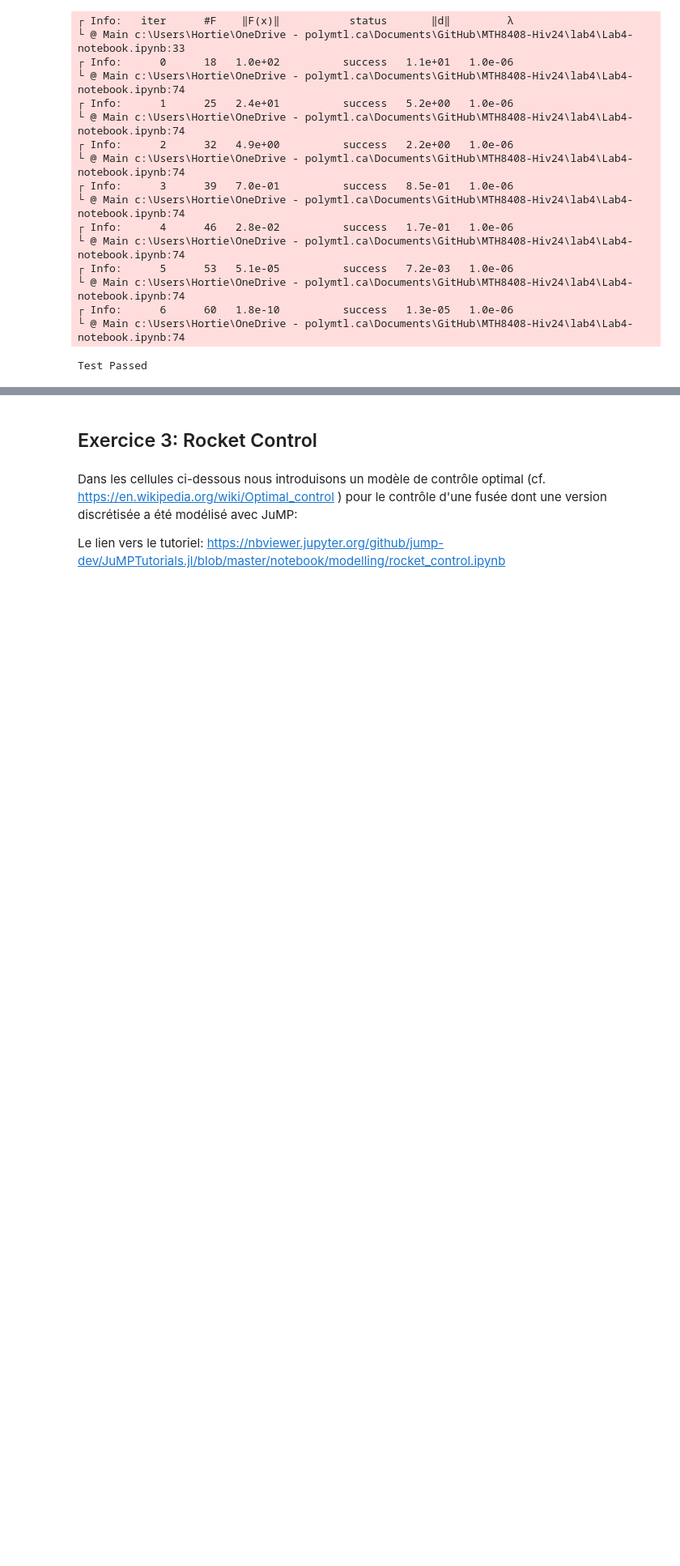
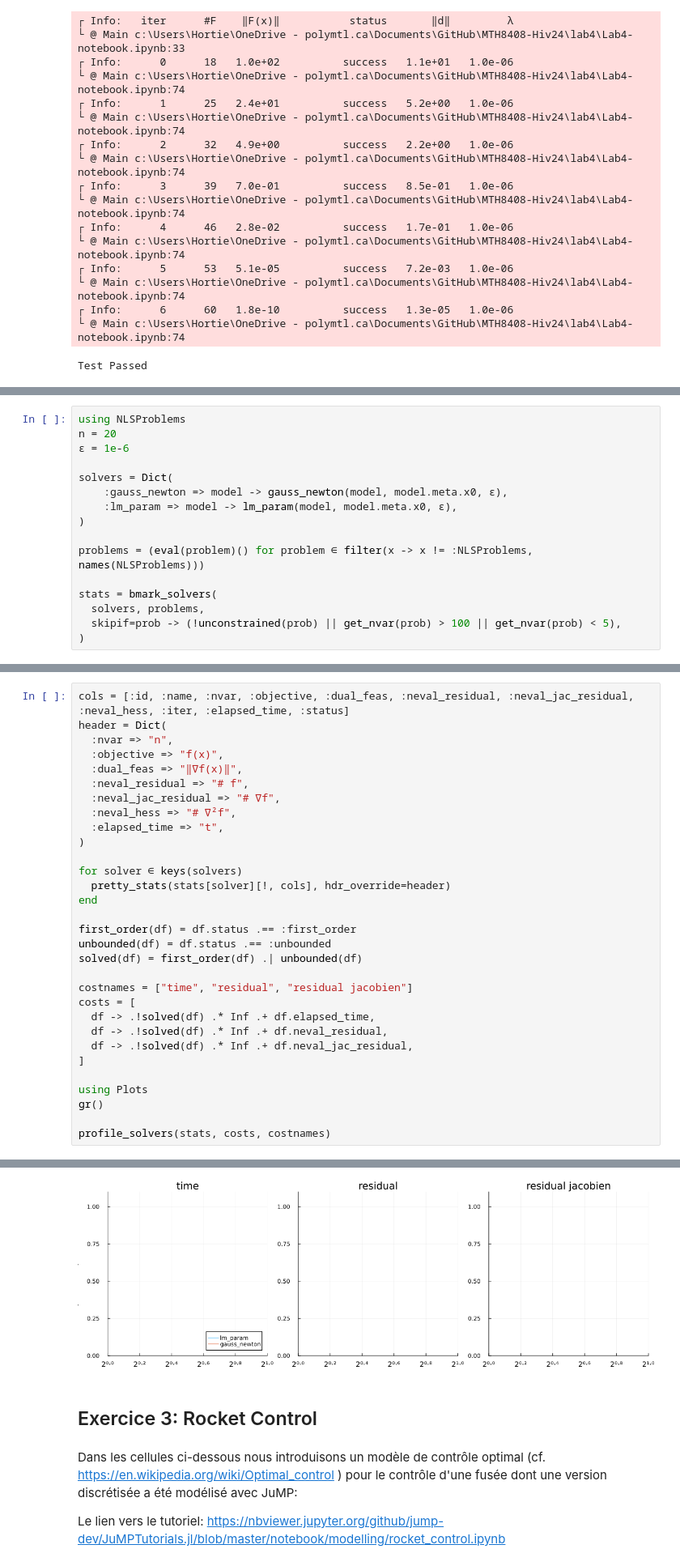
Before and after one commit to HortenseBeaudoin/MTH8408-Hiv24, a Jupyter notebook: lab4/Lab4-notebook.ipynb, the cells around one changed output, grey strips where cells are left out. Shown at 81% size. Saved outputs shown, nothing was run; the diff lists cells and outputs as text; blank space fills up the shorter version.

```diff
--- a/lab4/Lab4-notebook.ipynb
+++ b/lab4/Lab4-notebook.ipynb
@@ -404,0 +414,16 @@ Test Passed
+# %%
+using NLSProblems
+n = 20
+ϵ = 1e-6
+
+solvers = Dict(
+    :gauss_newton => model -> gauss_newton(model, model.meta.x0, ϵ),
+    :lm_param => model -> lm_param(model, model.meta.x0, ϵ),
+)
+
+problems = (eval(problem)() for problem ∈ filter(x -> x != :NLSProblems, names(NLSProblems)))
+
+stats = bmark_solvers(
+  solvers, problems,
+  skipif=prob -> (!unconstrained(prob) || get_nvar(prob) > 100 || get_nvar(prob) < 5),
+)
@@ -404,0 +451,32 @@ Test Passed
+# %%
+cols = [:id, :name, :nvar, :objective, :dual_feas, :neval_residual, :neval_jac_residual, :neval_hess, :iter, :elapsed_time, :status]
+header = Dict(
+  :nvar => "n",
+  :objective => "f(x)",
+  :dual_feas => "‖∇f(x)‖",
+  :neval_residual => "# f",
+  :neval_jac_residual => "# ∇f",
+  :neval_hess => "# ∇²f",
+  :elapsed_time => "t",
+)
+
+for solver ∈ keys(solvers)
+  pretty_stats(stats[solver][!, cols], hdr_override=header)
+end
+
+first_order(df) = df.status .== :first_order
+unbounded(df) = df.status .== :unbounded
+solved(df) = first_order(df) .| unbounded(df)
+
+costnames = ["time", "residual", "residual jacobien"]
+costs = [
+  df -> .!solved(df) .* Inf .+ df.elapsed_time,
+  df -> .!solved(df) .* Inf .+ df.neval_residual,
+  df -> .!solved(df) .* Inf .+ df.neval_jac_residual,
+]
+
+using Plots
+gr()
+
+profile_solvers(stats, costs, costnames)
+# %% [output]
@@ -405,3 +500,4 @@ Test Passed
+[figure, added]
 # %% [markdown]
 ## Exercice 3: Rocket Control
 # %% [markdown]
```
Also changed, not shown: parts of 5 cells of this notebook, 1 other file.
